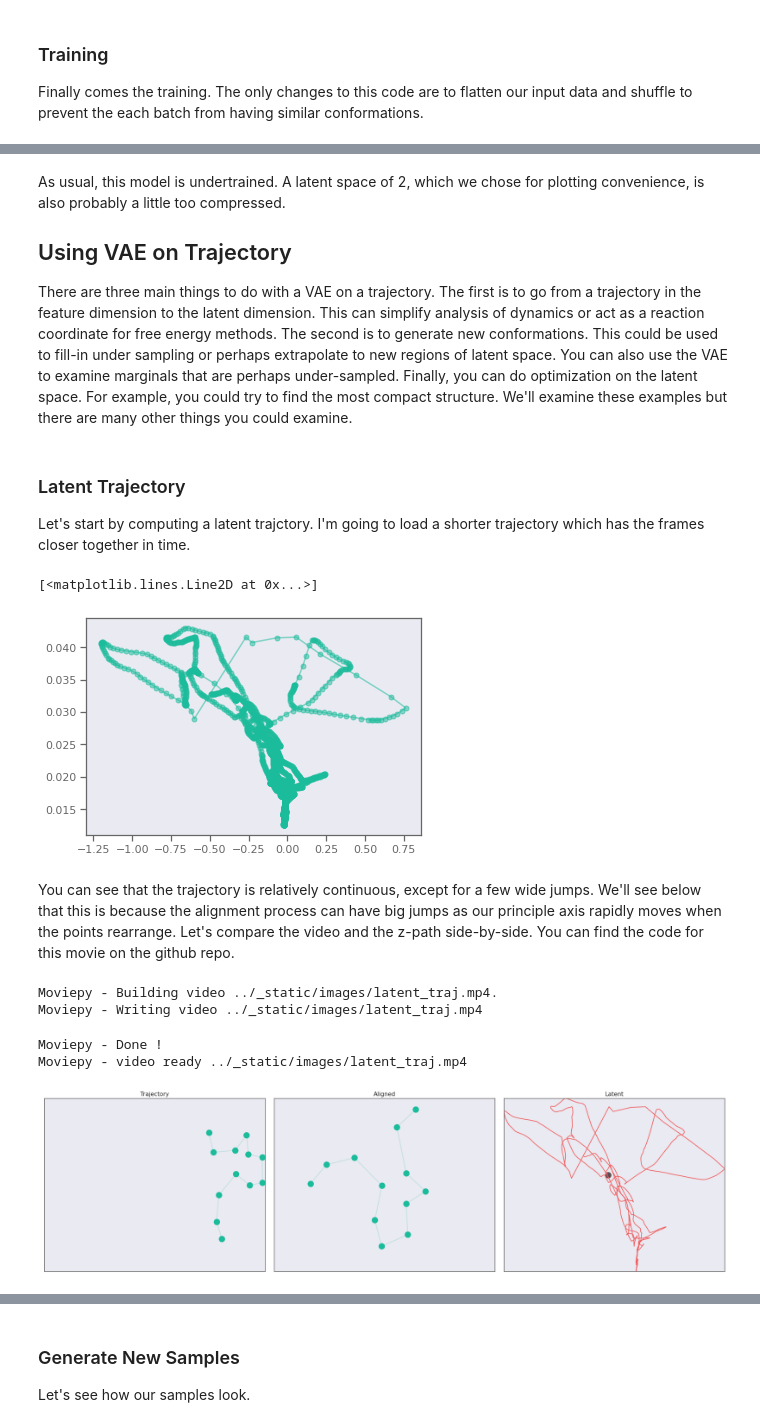
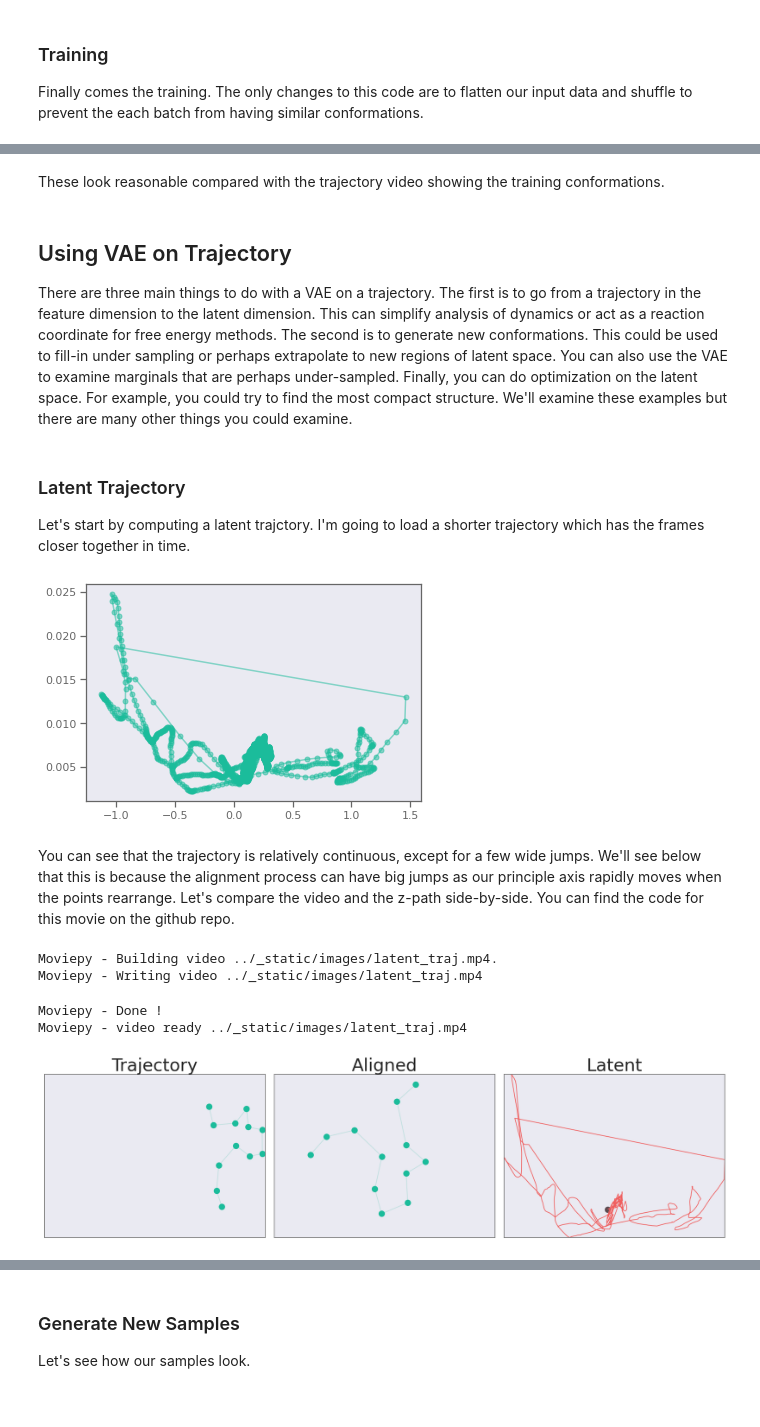
Before and after one commit to whitead/dmol-book, a Jupyter notebook: dl/VAE.ipynb, the cells around one changed output, grey strips where cells are left out. Cells and saved outputs as stored; diff of their text form; code cells hidden in the pictures.

Commit message:
Added angles and updated VAE video res

```diff
--- a/dl/VAE.ipynb
+++ b/dl/VAE.ipynb
@@ -782,7 +782,7 @@ fast_loss = jax.jit(batched_loss)
 Finally comes the training. The only changes to this code are to flatten our input data and shuffle to prevent the each batch from having similar conformations.
 # %%
 batch_size = 32
-epochs = 100
+epochs = 250
 key = jax.random.PRNGKey(0)
 
 flat_data = data.reshape(-1, input_dim)
@@ -796,7 +796,7 @@ phi0, key = init_phi(input_dim, hidden_units, latent_dim, num_layers, key)
 opt_state = opt_init((theta0, phi0))
 losses = []
 # KL/Reconstruction balance
-beta = 0.05
+beta = 0.01
 for e in range(epochs):
     for bi,i in enumerate(range(0, len(flat_data), batch_size)):
         # make a batch into shape B x 1
@@ -809,7 +809,8 @@ for e in range(epochs):
         # compute gradient and update
         grad = fast_grad(batch, theta, phi, key, beta)
         opt_state = opt_update(bi, grad, opt_state)
-    lvalue = jnp.mean(fast_loss(batch, theta, phi, subkey), axis=0)
+    # use large batch for tracking progress
+    lvalue = jnp.mean(fast_loss(flat_data[:100], theta, phi, subkey), axis=0)
     losses.append(lvalue)
 # %%
 plt.plot([l[0] for l in losses], label='Reconstruction')
@@ -825,6 +836,6 @@ plt.show()
+# %% [markdown]
+These look reasonable compared with the trajectory video showing the training conformations.
 # %% [markdown]
-As usual, this model is undertrained. A latent space of 2, which we chose for plotting convenience, is also probably a little too compressed.
-
 ## Using VAE on Trajectory
 
 There are three main things to do with a VAE on a trajectory. The first is to go from a trajectory in the feature dimension to the latent dimension. This can simplify analysis of dynamics or act as a reaction coordinate for free energy methods. The second is to generate new conformations. This could be used to fill-in under sampling or perhaps extrapolate to new regions of latent space. You can also use the VAE to examine marginals that are perhaps under-sampled. Finally, you can do optimization on the latent space. For example, you could try to find the most compact structure. We'll examine these examples but there are many other things you could examine.
@@ -841,9 +852,9 @@ short_data = align_principle(center_com(paths))
 # throw away standard deviation
 latent_traj = batched_encoder(short_data.reshape(-1, input_dim), phi)[:,0]
 plt.plot(latent_traj[:,0], latent_traj[:,1], '-o',markersize=5, alpha=0.5)
+plt.show()
 # %% [output]
-[<matplotlib.lines.Line2D at 0x...>]
-[figure, old version]
+[figure, new version]
 # %% [markdown]
 You can see that the trajectory is relatively continuous, except for a few wide jumps. We'll see below that this is because the alignment process can have big jumps as our principle axis rapidly moves when the points rearrange. Let's compare the video and the z-path side-by-side. You can find the code for this movie on the github repo.
 # %%
@@ -870,9 +881,9 @@ axs[1].set_xlim(np.nanmin(short_data, axis=(0,1))[0], np.nanmax(short_data, axis
 axs[1].set_ylim(np.nanmin(short_data, axis=(0,1))[1], np.nanmax(short_data, axis=(0,1))[1])
 axs[2].set_xlim(np.min(latent_traj[:,0]), np.max(latent_traj[:,0]))
 axs[2].set_ylim(np.min(latent_traj[:,1]), np.max(latent_traj[:,1]))
-axs[0].set_title('Trajectory')
-axs[1].set_title('Aligned')
-axs[2].set_title('Latent')
+axs[0].set_title('Trajectory', fontsize=36)
+axs[1].set_title('Aligned', fontsize=36)
+axs[2].set_title('Latent', fontsize=36)
 for i in range(3):
     axs[i].set_xticks([])
     axs[i].set_yticks([])
@@ -890,34 +901,34 @@ for i in range(T):
 
 
 def make_frame(t):
     frame = int(fps * t)
     if len(line_collections) == 0:
         lc = LineCollection(line_segments[frame], color='C0', norm=plt.Normalize(0,1), alpha=0.2)
         axs[0].add_collection(lc)
         line_collections.append(lc)
         lc = LineCollection(aline_segments[frame], color='C0', norm=plt.Normalize(0,1), alpha=0.2)
         axs[1].add_collection(lc)
         line_collections.append(lc)
     j = min(frame, T - 1)
     # Set the values used for colormapping
     #lc.set_array(np.linspace(1,0,T)[:frame])
     line_collections[0].set_segments(line_segments[j])
     line_collections[1].set_segments(aline_segments[j])
     fronts.set_data(paths[j][:,0], paths[j][:,1])
     afronts.set_data(short_data[j][:,0], short_data[j][:,1])
     zfront.set_data(latent_traj[j,0], latent_traj[j,1])
     zl.set_data(latent_traj[:j,0], latent_traj[:j,1])
     return mplfig_to_npimage(fig)
 
 duration = T / fps
 animation = VideoClip(make_frame, duration=duration)
 animation.write_videofile(filename='../_static/images/latent_traj.mp4', fps=fps)
 # %% [output]
 Moviepy - Building video ../_static/images/latent_traj.mp4.
 Moviepy - Writing video ../_static/images/latent_traj.mp4
 Moviepy - Done !
 Moviepy - video ready ../_static/images/latent_traj.mp4
-[figure, old version]
+[figure, new version]
 # %% [markdown]
 
 <div>
```
Also changed, not shown: parts of 7 cells of this notebook, 2 other files.
